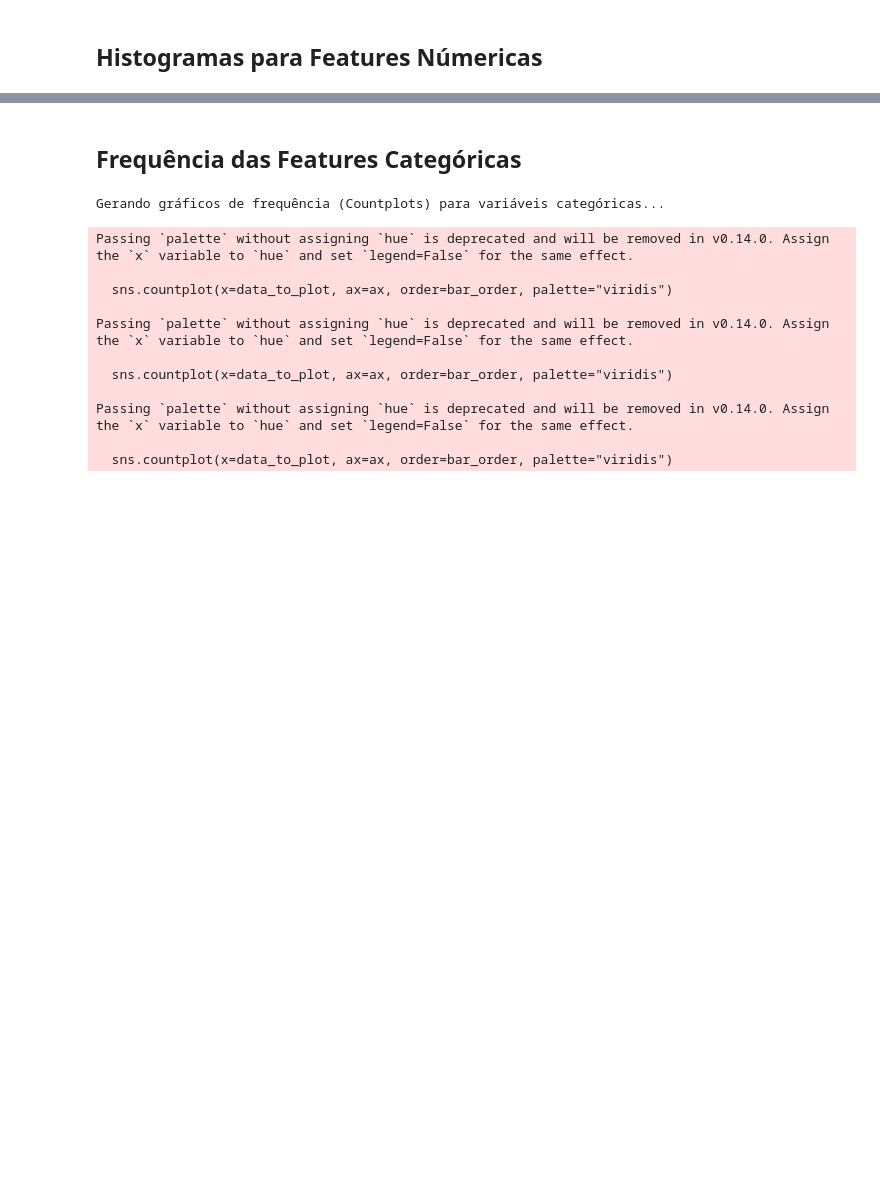
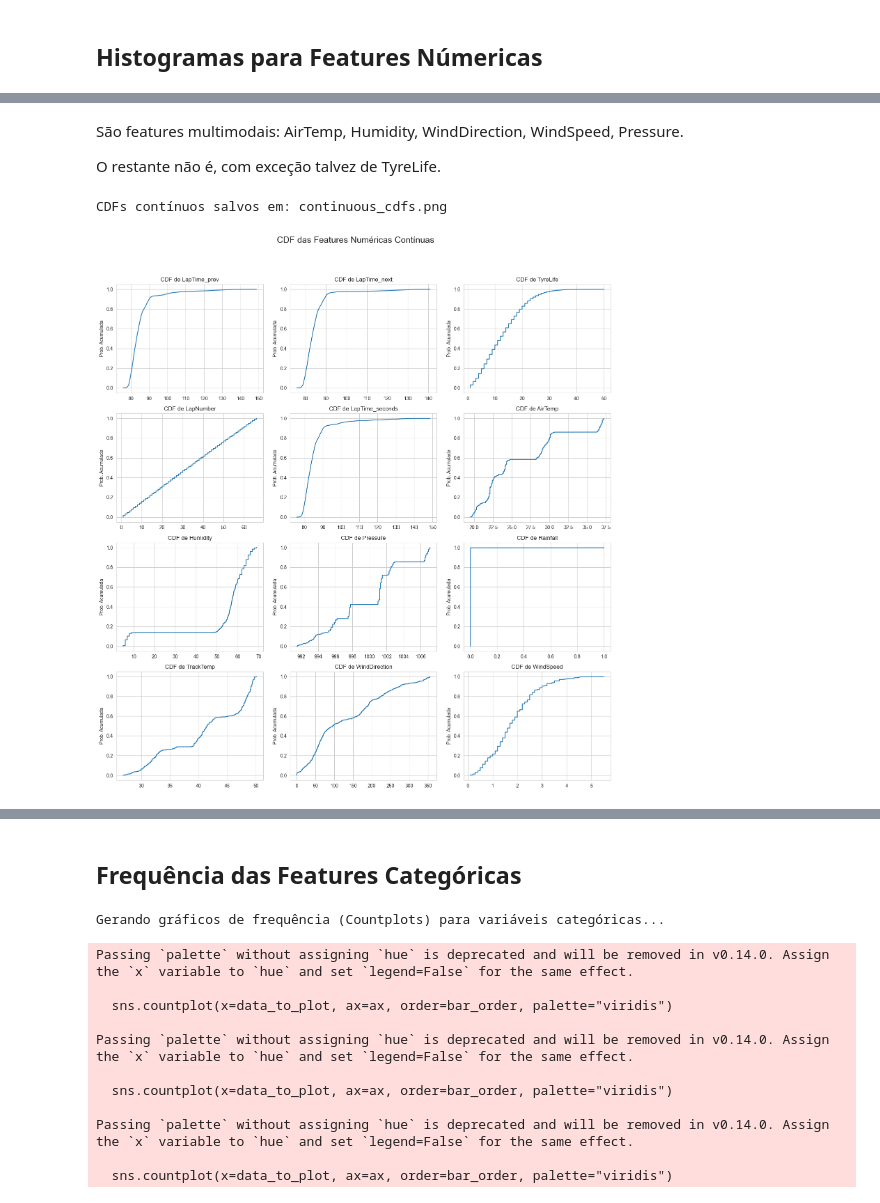
Before and after one commit to emipe09/TCC-Formula1, a Jupyter notebook: Scripts/EDA.ipynb, the cells around one changed output, grey strips where cells are left out. Drawn from its saved outputs; the diff is of its cells as text; code cells hidden in the pictures; blank space fills up the shorter version.

```diff
--- a/Scripts/EDA.ipynb
+++ b/Scripts/EDA.ipynb
@@ -349,7 +394,7 @@ sns.set_style("whitegrid")
 
 continuous_cols = [
     'LapTime_prev', 'LapTime_next', 'TyreLife', 'LapNumber', 'LapTime_seconds',
-    'AirTemp', 'Humidity', 'Pressure', 'Rainfall', 'TrackTemp', 'WindDirection', 'WindSpeed'
+    'AirTemp', 'Humidity', 'Pressure', 'Rainfall', 'TrackTemp', 'WindDirection', 'WindSpeed',
 ]
 
 num_df = laps_with_weather[continuous_cols].copy()
@@ -384,3 +429,57 @@ Histogramas contínuos salvos em: continuous_histograms.png
+# %% [markdown]
+São features multimodais: AirTemp, Humidity, WindDirection, WindSpeed, Pressure.
+
+O restante não é, com exceção talvez de TyreLife.
+# %%
+import numpy as np
+import matplotlib.pyplot as plt
+import seaborn as sns
+
+# Mesma organização usada nos histogramas
+n_rows_cont = 4
+n_cols_cont = 3
+fig_cdf, axes_cdf = plt.subplots(n_rows_cont, n_cols_cont, figsize=(15, 16))
+flat_axes_cdf = axes_cdf.flatten()
+
+sns.set_style("whitegrid")
+
+continuous_cols = [
+    'LapTime_prev', 'LapTime_next', 'TyreLife', 'LapNumber', 'LapTime_seconds',
+    'AirTemp', 'Humidity', 'Pressure', 'Rainfall', 'TrackTemp', 'WindDirection', 'WindSpeed',
+]
+
+num_df = laps_with_weather[continuous_cols].copy()
+
+for i, col in enumerate(continuous_cols):
+    ax = flat_axes_cdf[i]
+
+    # Remove NaNs
+    data_to_plot = num_df[col].dropna()
+
+    if data_to_plot.empty:
+        ax.set_title(f'{col} (Sem Dados)')
+        ax.text(0.5, 0.5, 'Sem Dados', horizontalalignment='center', verticalalignment='center', transform=ax.transAxes)
+        ax.set_xticks([]); ax.set_yticks([])
+    else:
+        # Ordena os valores para calcular o CDF
+        sorted_vals = np.sort(data_to_plot)
+        cdf_vals = np.arange(1, len(sorted_vals)+1) / len(sorted_vals)
+
+        ax.plot(sorted_vals, cdf_vals)
+        ax.set_title(f'CDF de {col}')
+        ax.set_xlabel('')
+        ax.set_ylabel('Prob. Acumulada')
+
+plt.suptitle('CDF das Features Numéricas Contínuas', fontsize=18, y=1.03)
+plt.tight_layout(rect=[0, 0.03, 1, 0.99])
+
+# Salvar a figura
+plot_filename_cdf = 'continuous_cdfs.png'
+plt.savefig(plot_filename_cdf)
+print(f"CDFs contínuos salvos em: {plot_filename_cdf}")
+# %% [output]
+CDFs contínuos salvos em: continuous_cdfs.png
+[figure, added]
 # %%
 compounds_to_plot = ['C1', 'C2', 'C3']
 
```
Also changed, not shown: parts of 14 cells of this notebook, 17 other files.
